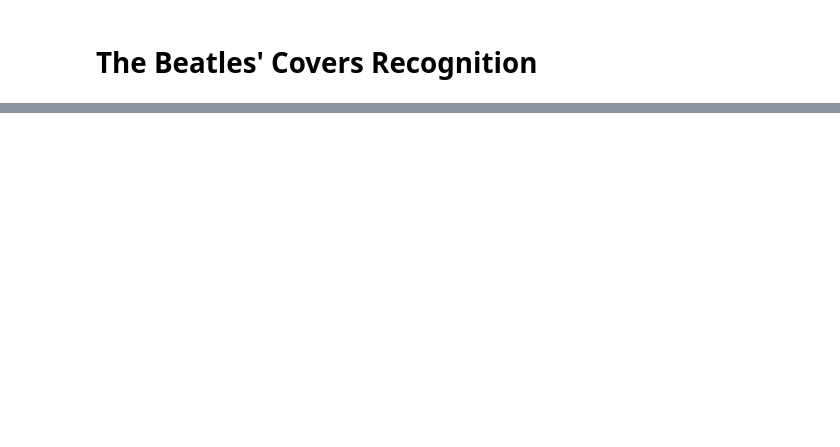
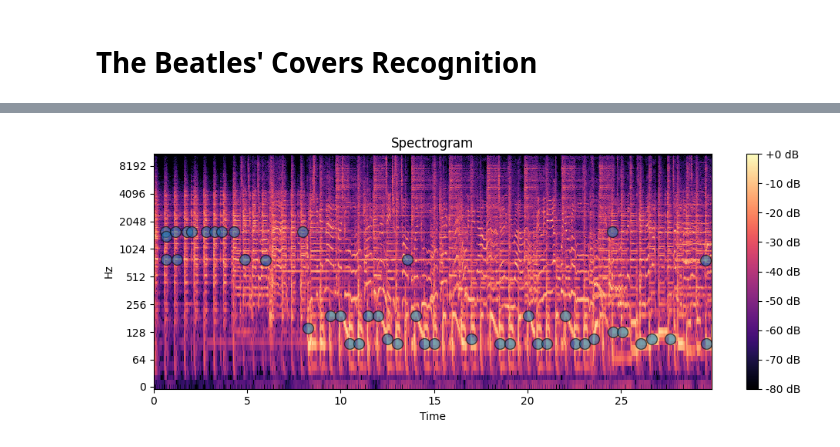
Before and after one commit to cesarpmorais/mir-final-project, a Jupyter notebook: mir_final_project.ipynb, the cells around one changed output, grey strips where cells are left out. Cells and saved outputs as stored; diff of their text form; code cells hidden in the pictures; blank space fills up the shorter version.

```diff
--- a/mir_final_project.ipynb
+++ b/mir_final_project.ipynb
@@ -61,0 +135,10 @@ plot_spectrogram(BEATLES_FOLDER_OUTPUT, "04 The Beatles - I Need You.flac")
+# %%
+def constellation_map(stft, kappa=7, tau=7, thresh=-5):
+    result = ndimage.maximum_filter(stft, size=[2*kappa+1, 2*tau+1], mode='constant')
+    C = np.logical_and(stft == result, result > thresh)
+    return C
+
+constellation = constellation_map(example_stft)
+plot_spectrogram(example_stft, constellation)
+# %% [output]
+[figure, added]
```
Also changed, not shown: parts of 6 cells of this notebook, 1 other file.
